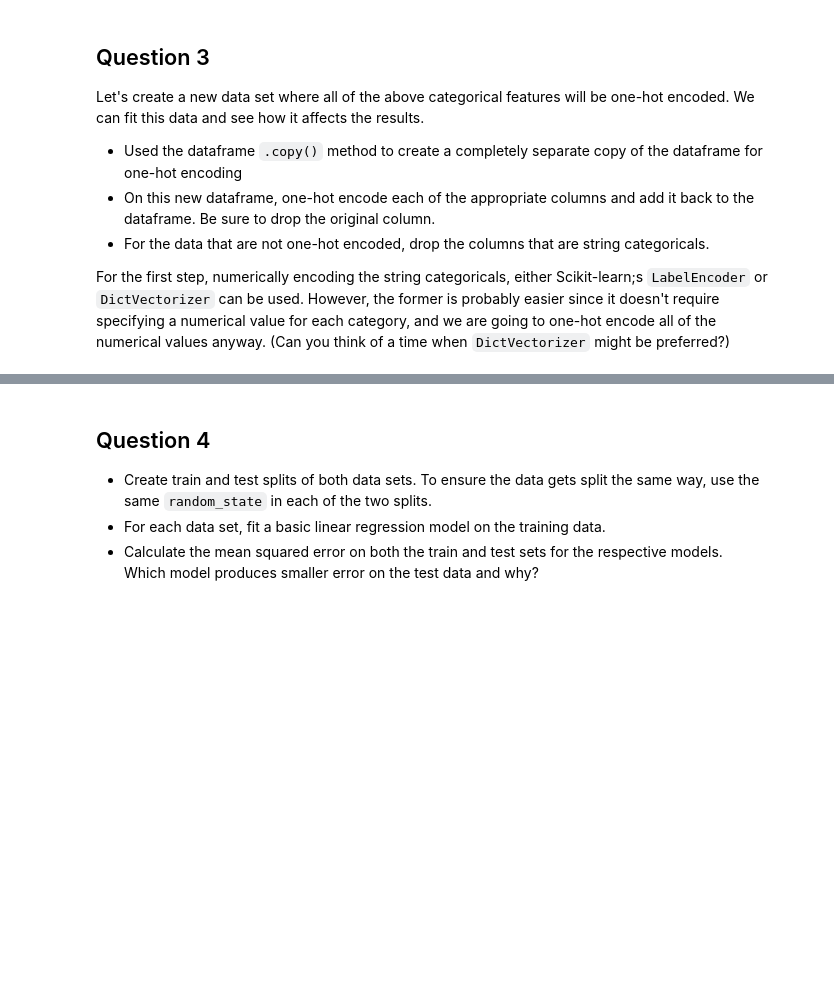
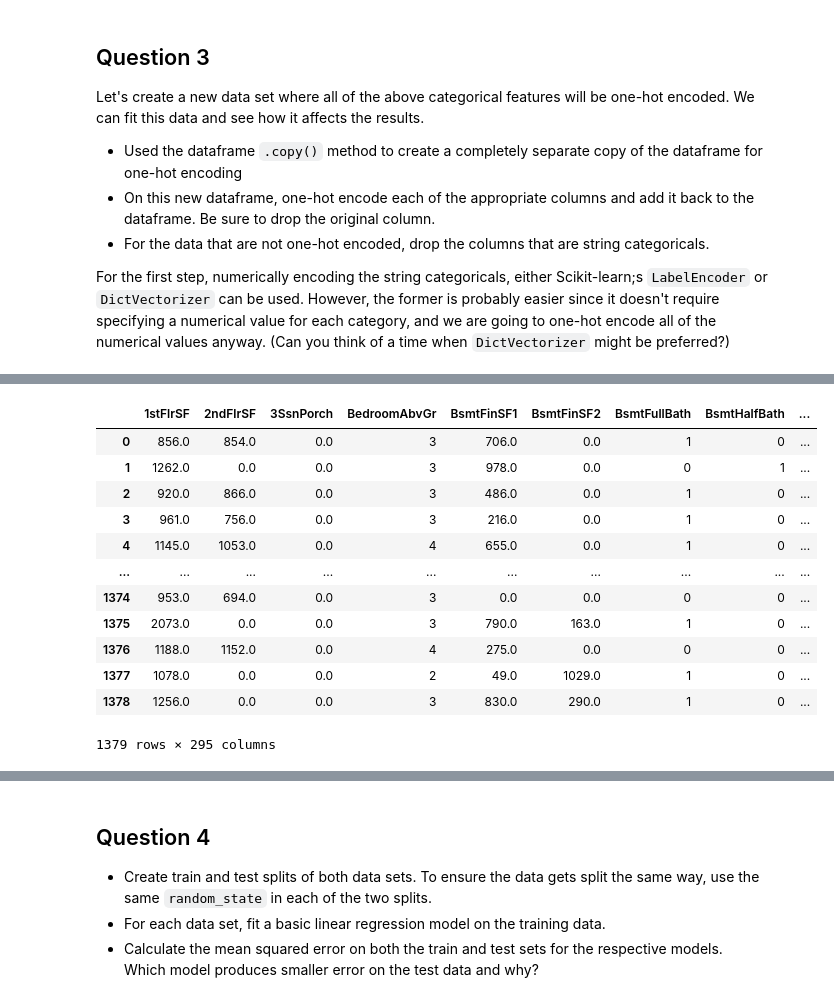
Before and after one commit to anishmo99/intel-Machine-Learning, a Jupyter notebook: Intel-ML101-Class3/Week3_Train_Test_Splits_Validation_Linear_Regression_HW.ipynb, the cells around one changed output, grey strips where cells are left out. Saved outputs shown, nothing was run; the diff lists cells and outputs as text; code cells hidden in the pictures; blank space fills up the shorter version.

```diff
--- a/Intel-ML101-Class3/Week3_Train_Test_Splits_Validation_Linear_Regression_HW.ipynb
+++ b/Intel-ML101-Class3/Week3_Train_Test_Splits_Validation_Linear_Regression_HW.ipynb
@@ -202,3 +287,19 @@ data_ohc.shape[1] - data.shape[1]
+# %%
+data_ohc
+# %% [output]
+|  | 1stFlrSF | 2ndFlrSF | 3SsnPorch | BedroomAbvGr | BsmtFinSF1 | BsmtFinSF2 | BsmtFullBath | BsmtHalfBath | ... |
+| 0 | 856.0 | 854.0 | 0.0 | 3 | 706.0 | 0.0 | 1 | 0 | ... |
+| 1 | 1262.0 | 0.0 | 0.0 | 3 | 978.0 | 0.0 | 0 | 1 | ... |
+| 2 | 920.0 | 866.0 | 0.0 | 3 | 486.0 | 0.0 | 1 | 0 | ... |
+| 3 | 961.0 | 756.0 | 0.0 | 3 | 216.0 | 0.0 | 1 | 0 | ... |
+| 4 | 1145.0 | 1053.0 | 0.0 | 4 | 655.0 | 0.0 | 1 | 0 | ... |
+| ... | ... | ... | ... | ... | ... | ... | ... | ... | ... |
+| 1374 | 953.0 | 694.0 | 0.0 | 3 | 0.0 | 0.0 | 0 | 0 | ... |
+| 1375 | 2073.0 | 0.0 | 0.0 | 3 | 790.0 | 163.0 | 1 | 0 | ... |
+| 1376 | 1188.0 | 1152.0 | 0.0 | 4 | 275.0 | 0.0 | 0 | 0 | ... |
+| 1377 | 1078.0 | 0.0 | 0.0 | 2 | 49.0 | 1029.0 | 1 | 0 | ... |
+| 1378 | 1256.0 | 0.0 | 0.0 | 3 | 830.0 | 290.0 | 1 | 0 | ... |
+1379 rows × 295 columns
 # %%
 print(data.shape[1])
 
```
Also changed, not shown: parts of 18 cells of this notebook, 1 other file.
